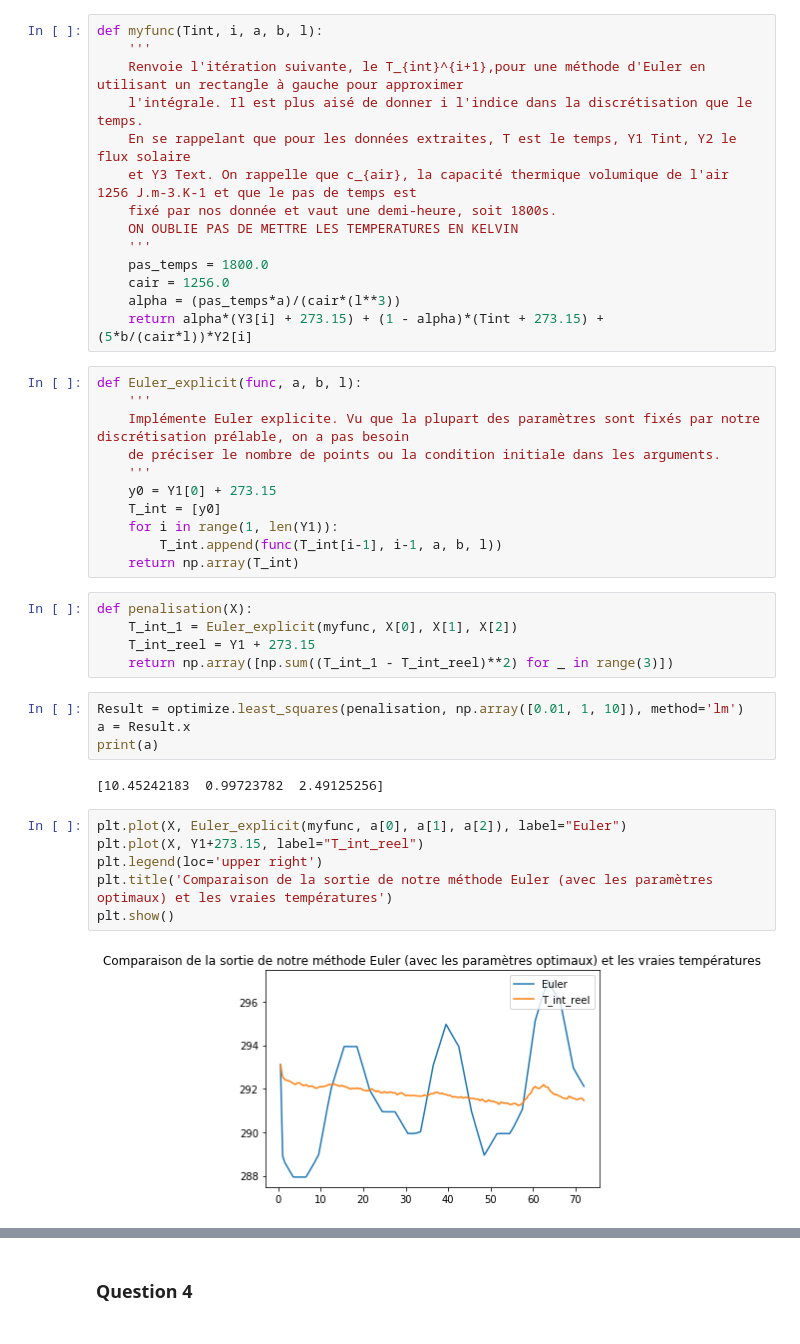
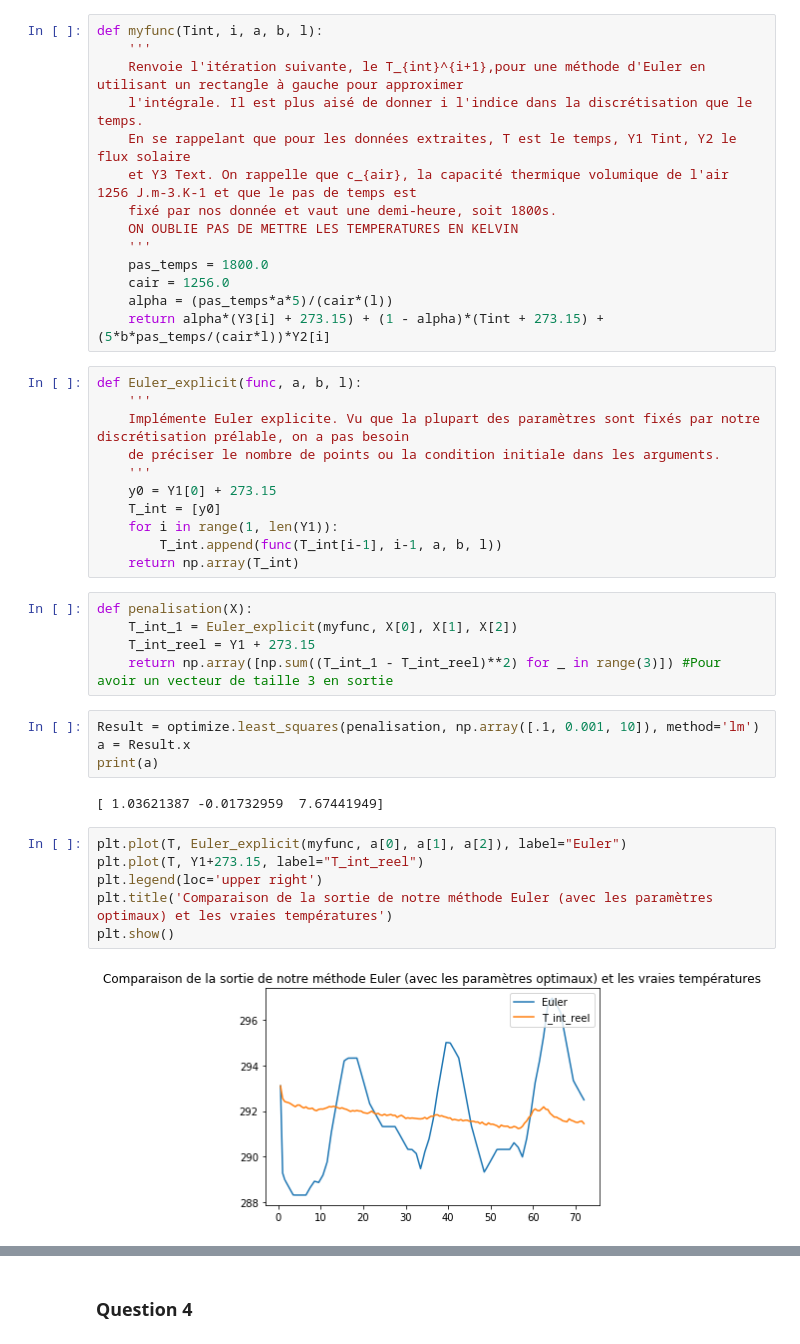
Before and after one commit to SebastianPartarrieu/Mini-Projet-Optimisation, a Jupyter notebook: projet_optimisation.ipynb, the cells around one changed output, grey strips where cells are left out. Cells and saved outputs as stored; diff of their text form.

```diff
--- a/projet_optimisation.ipynb
+++ b/projet_optimisation.ipynb
@@ -110,8 +118,8 @@ def myfunc(Tint, i, a, b, l):
     '''
     pas_temps = 1800.0
     cair = 1256.0
-    alpha = (pas_temps*a)/(cair*(l**3))
-    return alpha*(Y3[i] + 273.15) + (1 - alpha)*(Tint + 273.15) + (5*b/(cair*l))*Y2[i]
+    alpha = (pas_temps*a*5)/(cair*(l))
+    return alpha*(Y3[i] + 273.15) + (1 - alpha)*(Tint + 273.15) + (5*b*pas_temps/(cair*l))*Y2[i]
 # %%
 def Euler_explicit(func, a, b, l):
     '''
@@ -127,19 +135,19 @@ def Euler_explicit(func, a, b, l):
 def penalisation(X):
     T_int_1 = Euler_explicit(myfunc, X[0], X[1], X[2])
     T_int_reel = Y1 + 273.15
-    return np.array([np.sum((T_int_1 - T_int_reel)**2) for _ in range(3)])
+    return np.array([np.sum((T_int_1 - T_int_reel)**2) for _ in range(3)]) #Pour avoir un vecteur de taille 3 en sortie
 # %%
-Result = optimize.least_squares(penalisation, np.array([0.01, 1, 10]), method='lm')
+Result = optimize.least_squares(penalisation, np.array([.1, 0.001, 10]), method='lm')
 a = Result.x
 print(a)
 # %% [output]
-[10.45242183  0.99723782  2.49125256]
+[ 1.03621387 -0.01732959  7.67441949]
 # %%
-plt.plot(X, Euler_explicit(myfunc, a[0], a[1], a[2]), label="Euler")
-plt.plot(X, Y1+273.15, label="T_int_reel")
+plt.plot(T, Euler_explicit(myfunc, a[0], a[1], a[2]), label="Euler")
+plt.plot(T, Y1+273.15, label="T_int_reel")
 plt.legend(loc='upper right')
 plt.title('Comparaison de la sortie de notre méthode Euler (avec les paramètres optimaux) et les vraies températures')
 plt.show()
 # %% [output]
-[figure, old version]
+[figure, new version]
 # %% [markdown]
```
Also changed, not shown: parts of 16 cells of this notebook, 1 other file.
